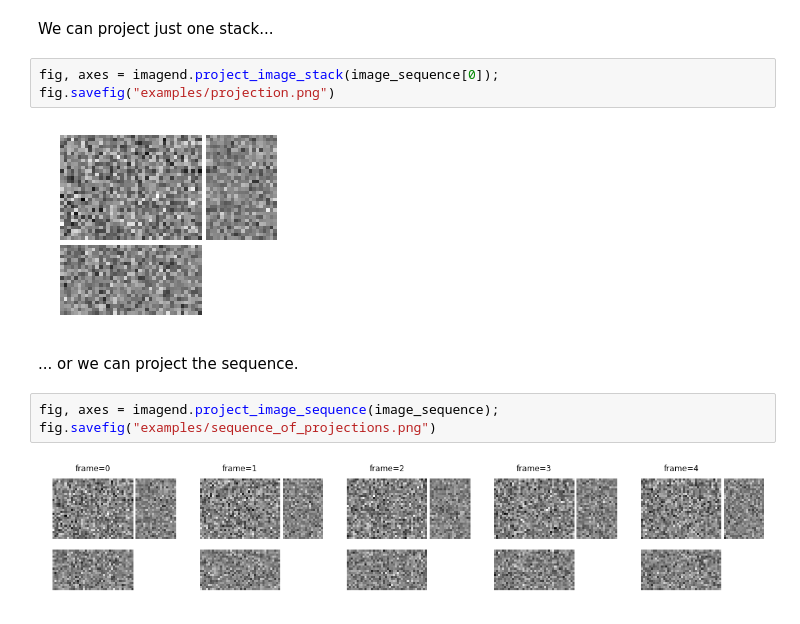
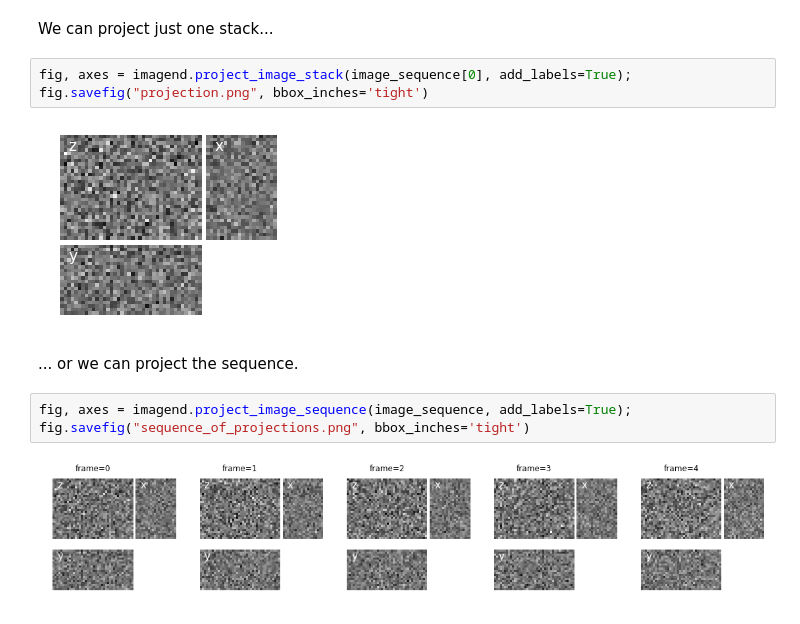
Before and after one commit to DSamuylov/imagend, a Jupyter notebook: examples/example.ipynb, the cells around one changed output. Drawn from its saved outputs; the diff is of its cells as text.

Commit message:
fix examples

```diff
--- a/examples/example.ipynb
+++ b/examples/example.ipynb
@@ -10,14 +10,14 @@ image_sequence = np.random.rand(5, 20, 30, 40)
 # %% [markdown]
 We can project just one stack...
 # %%
-fig, axes = imagend.project_image_stack(image_sequence[0]);
-fig.savefig("examples/projection.png")
+fig, axes = imagend.project_image_stack(image_sequence[0], add_labels=True);
+fig.savefig("projection.png", bbox_inches='tight')
 # %% [output]
-[figure, old version]
+[figure, new version]
 # %% [markdown]
 ... or we can project the sequence.
 # %%
-fig, axes = imagend.project_image_sequence(image_sequence);
-fig.savefig("examples/sequence_of_projections.png")
+fig, axes = imagend.project_image_sequence(image_sequence, add_labels=True);
+fig.savefig("sequence_of_projections.png", bbox_inches='tight')
 # %% [output]
-[figure, old version]
+[figure, new version]
```
Also changed, not shown: 2 other files.
